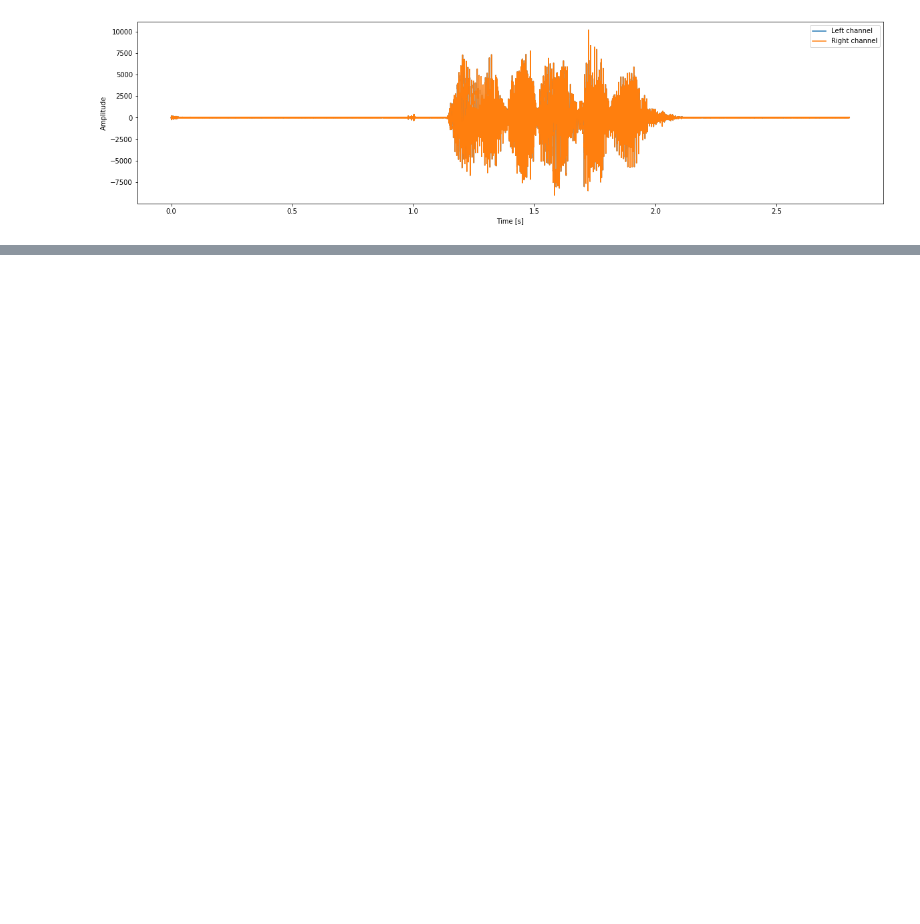
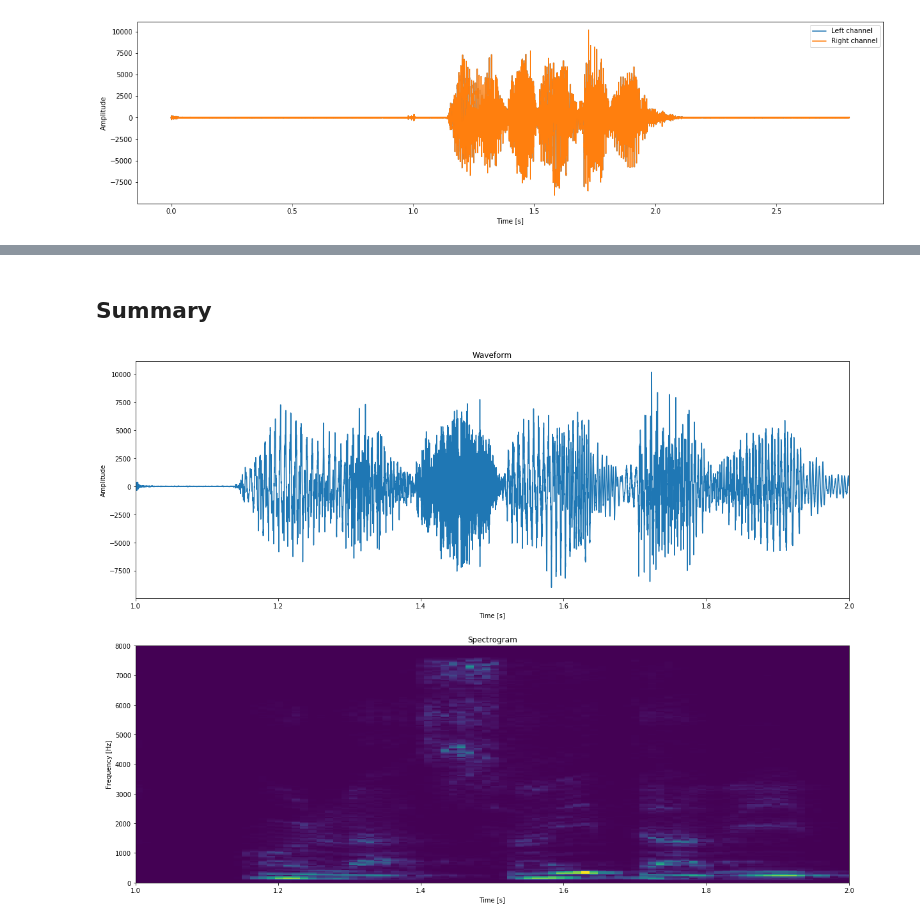
Before and after one commit to DAndresSanchez/Audio_Processing, a Jupyter notebook: FFT.ipynb, the cells around one changed output, grey strips where cells are left out. Saved outputs shown, nothing was run; the diff lists cells and outputs as text; code cells hidden in the pictures; blank space fills up the shorter version.

```diff
--- a/FFT.ipynb
+++ b/FFT.ipynb
@@ -36,0 +69,22 @@ plt.show()
+# %% [markdown]
+## Summary
+# %%
+fig, (ax1, ax2) = plt.subplots(2, 1, figsize=(20,15))
+
+#ax1.figure(figsize=(20,5))
+ax1.plot(time, left_data)
+ax1.set_xlabel("Time [s]")
+ax1.set_ylabel("Amplitude")
+ax1.set_title('Waveform')
+ax1.set_xlim(1,2)
+
+ax2.pcolormesh(t, f, np.abs(Zxx), cmap='viridis')
+ax2.set_ylim(0,8000)
+ax2.set_xlim(1,2)
+ax2.set_xlabel("Time [s]")
+ax2.set_ylabel("Frequency [Hz]")
+ax2.set_title('Spectrogram')
+
+plt.show()
+# %% [output]
+[figure, added]
```
Also changed, not shown: parts of 18 cells of this notebook.
